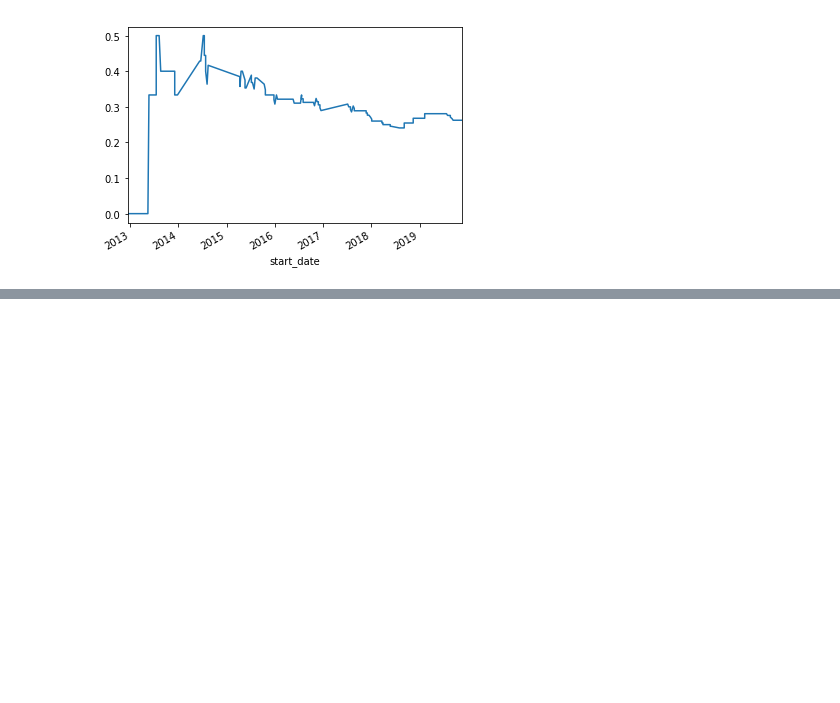
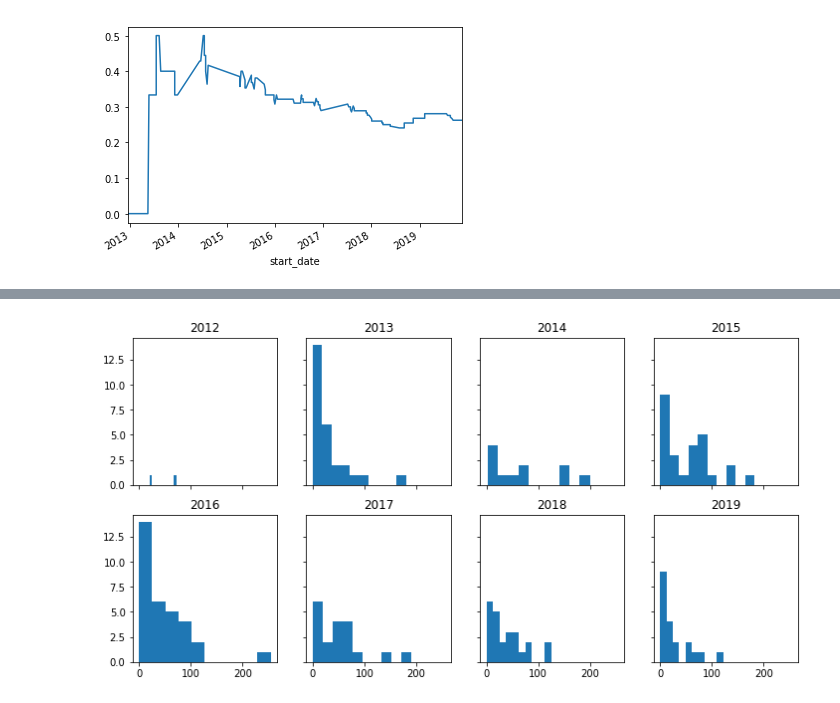
Before and after one commit to willcanniford/cricketer-analysis, a Jupyter notebook: top_4_player_class.ipynb, the cells around one changed output, grey strips where cells are left out. Cells and saved outputs as stored; diff of their text form; code cells hidden in the pictures; blank space fills up the shorter version.

```diff
--- a/top_4_player_class.ipynb
+++ b/top_4_player_class.ipynb
@@ -453,0 +547,4 @@ plt.show()
+# %%
+at_bats['year'] = at_bats.index.year
+# %%
+at_bats2 = at_bats[['score', 'year']]
@@ -453,0 +558,13 @@ plt.show()
+# %%
+fig, ax = plt.subplots(2,4,figsize=(12,6), sharex=True, sharey=True)
+axes = ax.flatten()
+
+years = [2012, 2013, 2014, 2015, 2016, 2017, 2018, 2019]
+
+for i, axi in enumerate(axes):
+    plt.sca(axi)
+    temp = at_bats2.score[at_bats2.year == years[i]].astype('int')
+    plt.hist(temp)
+    plt.title(years[i])
+# %% [output]
+[figure, added]
```
Also changed, not shown: parts of 11 cells of this notebook.
